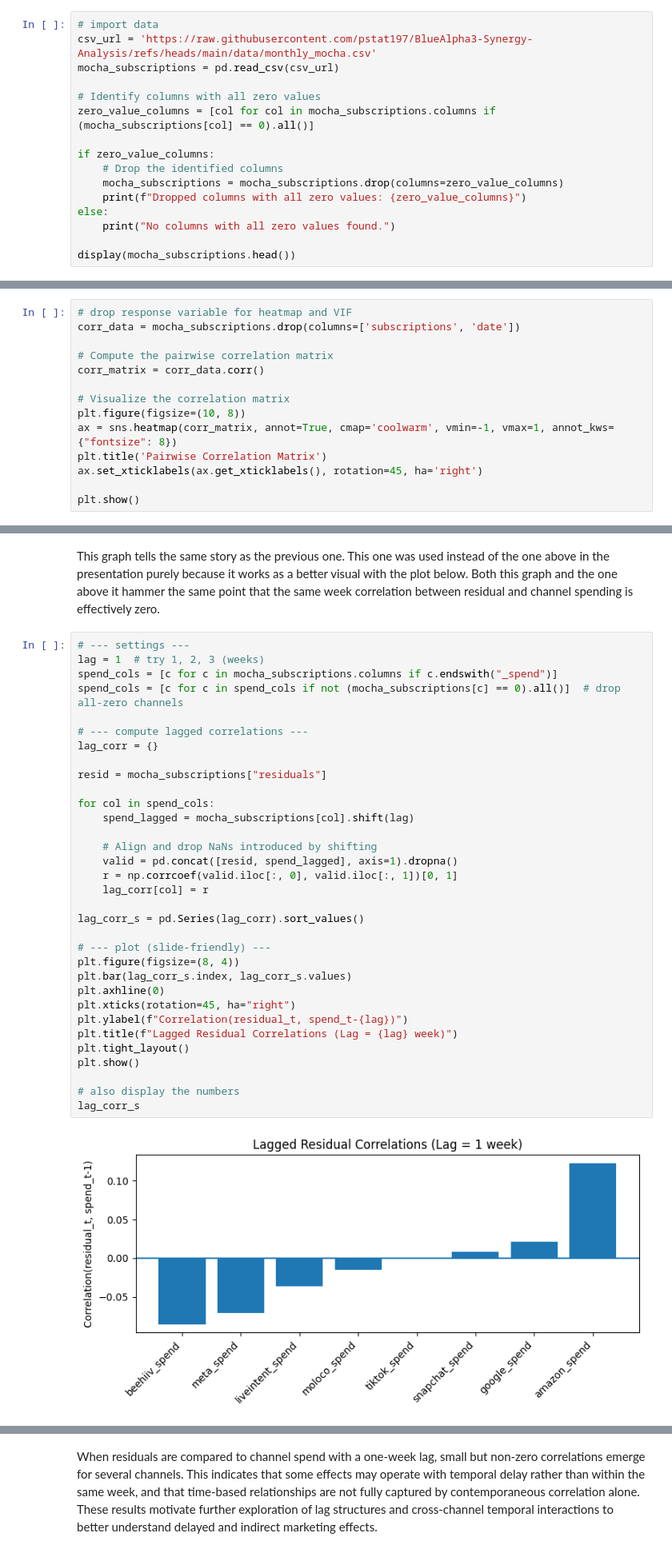
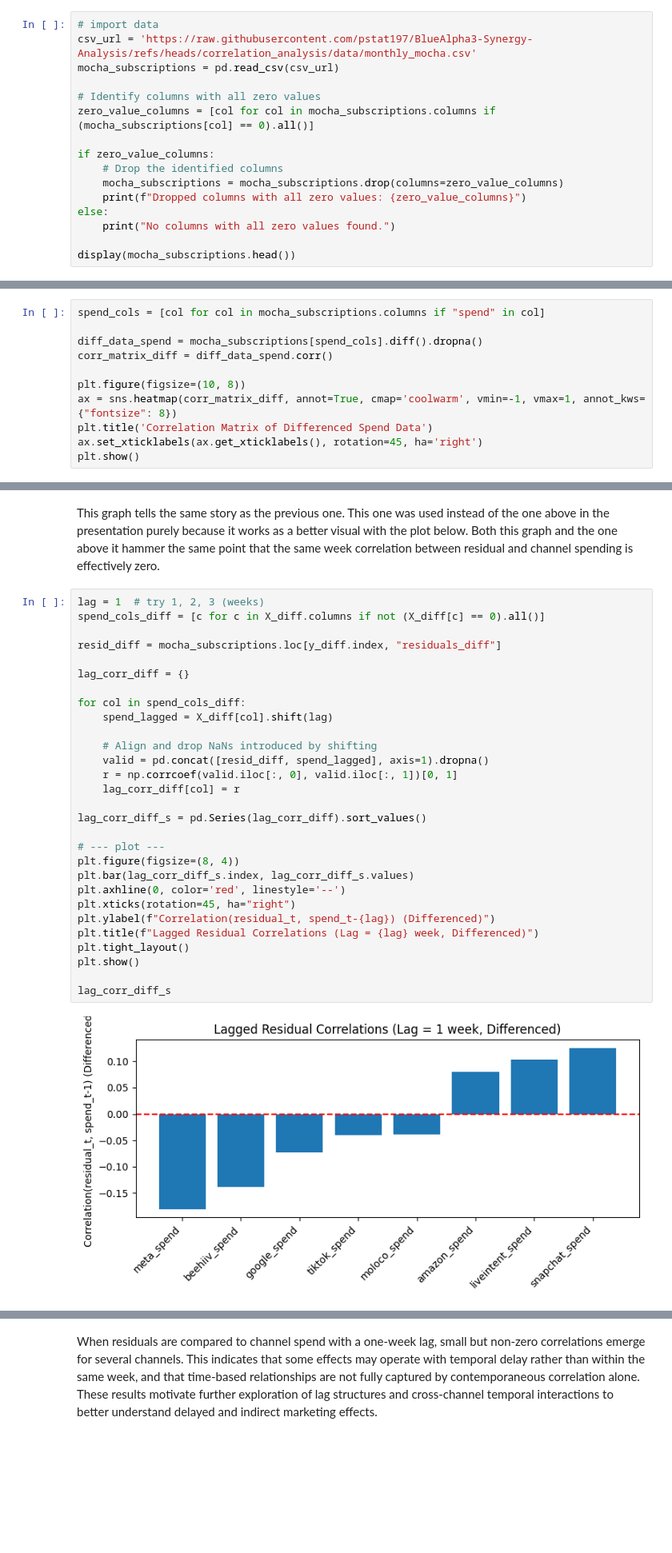
Before and after one commit to pstat197/BlueAlpha3-Synergy-Analysis, a Jupyter notebook: scripts/correlation_analysis.ipynb, the cells around one changed output, grey strips where cells are left out. Shown at 80% size. Drawn from its saved outputs; the diff is of its cells as text; blank space fills up the shorter version.

```diff
--- a/scripts/correlation_analysis.ipynb
+++ b/scripts/correlation_analysis.ipynb
@@ -19,6 +18,6 @@ from sklearn.linear_model import Ridge
 # %%
 # import data
-csv_url = 'https://raw.githubusercontent.com/pstat197/BlueAlpha3-Synergy-Analysis/refs/heads/main/data/monthly_mocha.csv'
+csv_url = 'https://raw.githubusercontent.com/pstat197/BlueAlpha3-Synergy-Analysis/refs/heads/correlation_analysis/data/monthly_mocha.csv'
 mocha_subscriptions = pd.read_csv(csv_url)
 
 # Identify columns with all zero values
@@ -80,17 +79,14 @@ Google has the highest spend by a significant amount, while the remaining seven
 # %% [markdown]
 ## Pairwise Correlation Heatmap
 # %%
-# drop response variable for heatmap and VIF
-corr_data = mocha_subscriptions.drop(columns=['subscriptions', 'date'])
+spend_cols = [col for col in mocha_subscriptions.columns if "spend" in col]
 
-# Compute the pairwise correlation matrix
-corr_matrix = corr_data.corr()
+diff_data_spend = mocha_subscriptions[spend_cols].diff().dropna()
+corr_matrix_diff = diff_data_spend.corr()
 
-# Visualize the correlation matrix
 plt.figure(figsize=(10, 8))
-ax = sns.heatmap(corr_matrix, annot=True, cmap='coolwarm', vmin=-1, vmax=1, annot_kws={"fontsize": 8})
-plt.title('Pairwise Correlation Matrix')
+ax = sns.heatmap(corr_matrix_diff, annot=True, cmap='coolwarm', vmin=-1, vmax=1, annot_kws={"fontsize": 8})
+plt.title('Correlation Matrix of Differenced Spend Data')
 ax.set_xticklabels(ax.get_xticklabels(), rotation=45, ha='right')
-
 plt.show()
 # %% [output]
@@ -342,37 +338,33 @@ dtype: float64
 # %% [markdown]
 This graph tells the same story as the previous one. This one was used instead of the one above in the presentation purely because it works as a better visual with the plot below. Both this graph and the one above it hammer the same point that the same week correlation between residual and channel spending is effectively zero.
 # %%
-# --- settings ---
 lag = 1  # try 1, 2, 3 (weeks)
-spend_cols = [c for c in mocha_subscriptions.columns if c.endswith("_spend")]
-spend_cols = [c for c in spend_cols if not (mocha_subscriptions[c] == 0).all()]  # drop all-zero channels
+spend_cols_diff = [c for c in X_diff.columns if not (X_diff[c] == 0).all()]
 
-# --- compute lagged correlations ---
-lag_corr = {}
+resid_diff = mocha_subscriptions.loc[y_diff.index, "residuals_diff"]
 
-resid = mocha_subscriptions["residuals"]
+lag_corr_diff = {}
 
-for col in spend_cols:
-    spend_lagged = mocha_subscriptions[col].shift(lag)
+for col in spend_cols_diff:
+    spend_lagged = X_diff[col].shift(lag)
 
     # Align and drop NaNs introduced by shifting
-    valid = pd.concat([resid, spend_lagged], axis=1).dropna()
+    valid = pd.concat([resid_diff, spend_lagged], axis=1).dropna()
     r = np.corrcoef(valid.iloc[:, 0], valid.iloc[:, 1])[0, 1]
-    lag_corr[col] = r
+    lag_corr_diff[col] = r
 
-lag_corr_s = pd.Series(lag_corr).sort_values()
+lag_corr_diff_s = pd.Series(lag_corr_diff).sort_values()
 
-# --- plot (slide-friendly) ---
+# --- plot ---
 plt.figure(figsize=(8, 4))
-plt.bar(lag_corr_s.index, lag_corr_s.values)
-plt.axhline(0)
+plt.bar(lag_corr_diff_s.index, lag_corr_diff_s.values)
+plt.axhline(0, color='red', linestyle='--')
 plt.xticks(rotation=45, ha="right")
-plt.ylabel(f"Correlation(residual_t, spend_t-{lag})")
-plt.title(f"Lagged Residual Correlations (Lag = {lag} week)")
+plt.ylabel(f"Correlation(residual_t, spend_t-{lag}) (Differenced)")
+plt.title(f"Lagged Residual Correlations (Lag = {lag} week, Differenced)")
 plt.tight_layout()
 plt.show()
 
-# also display the numbers
-lag_corr_s
+lag_corr_diff_s
 # %% [output]
-[figure, old version]
+[figure, new version]
```
Also changed, not shown: parts of 22 cells of this notebook.
